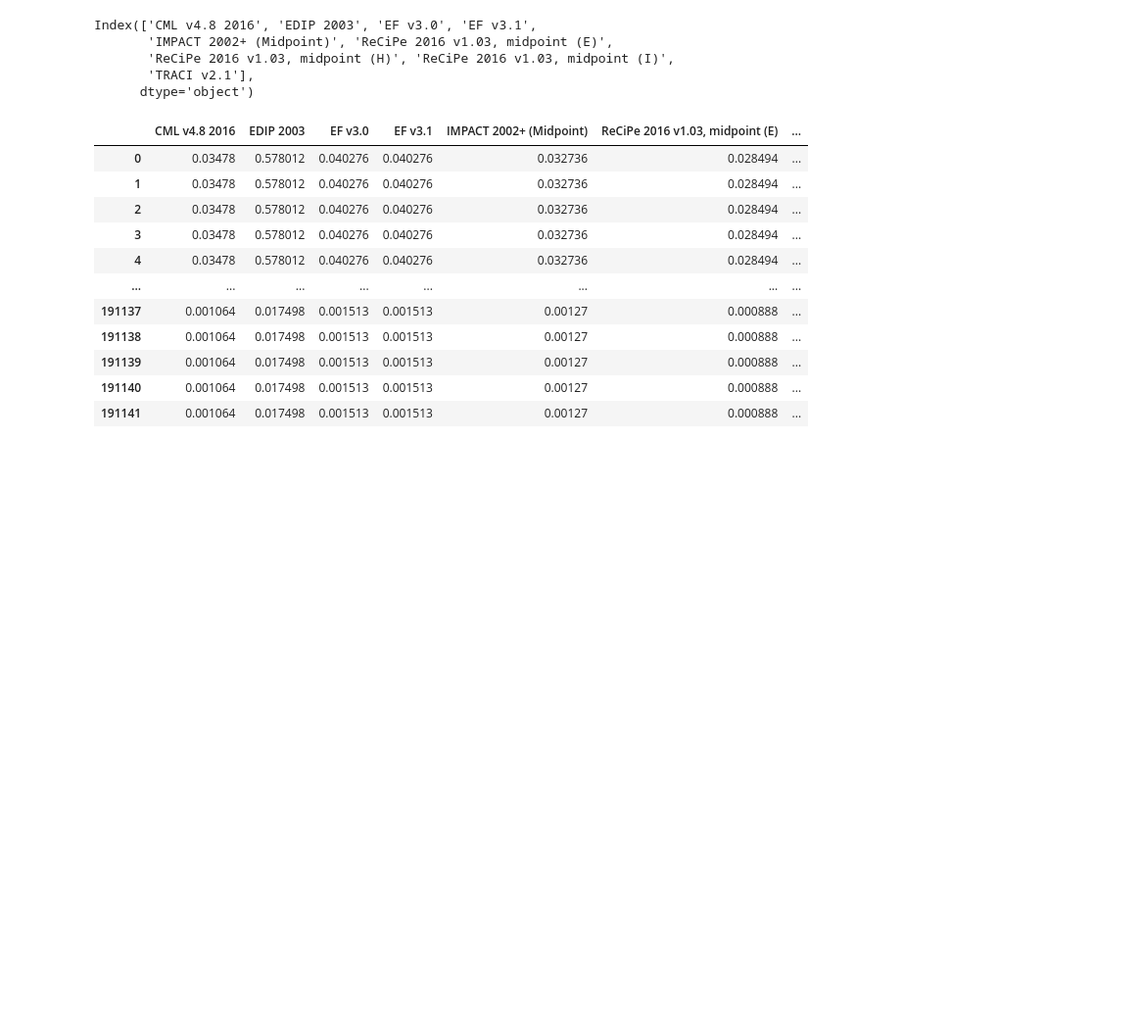
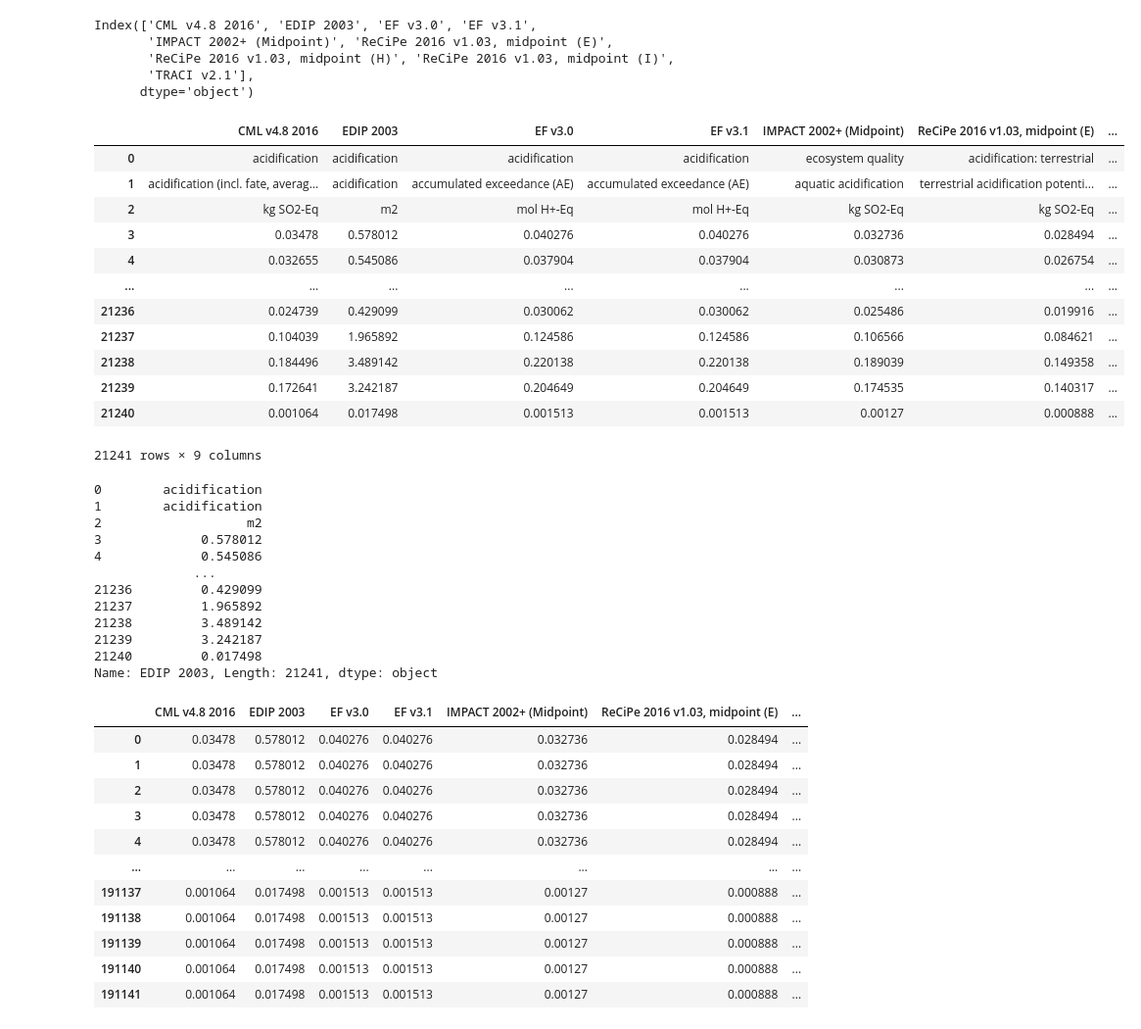
Before and after one commit to adsmer2/LCIA-impact-translator, a Jupyter notebook: EI391_ML.ipynb, the cells around one changed output. Shown: that part at 98% size. Drawn from its saved outputs; the diff is of its cells as text; code cells hidden in the pictures; blank space fills up the shorter version.

```diff
--- a/EI391_ML.ipynb
+++ b/EI391_ML.ipynb
@@ -81,6 +82,36 @@ Index(['CML v4.8 2016', 'EDIP 2003', 'EF v3.0', 'EF v3.1',
        'ReCiPe 2016 v1.03, midpoint (H)', 'ReCiPe 2016 v1.03, midpoint (I)',
        'TRACI v2.1'],
       dtype='object')
+# %%
+
+display(y_raw.loc[:, y1])
+y_raw.loc[:, y1].loc[:,'EDIP 2003']
+# %% [output]
+|  | CML v4.8 2016 | EDIP 2003 | EF v3.0 | EF v3.1 | IMPACT 2002+ (Midpoint) | ReCiPe 2016 v1.03, midpoint (E) | ... |
+| 0 | acidification | acidification | acidification | acidification | ecosystem quality | acidification: terrestrial | ... |
+| 1 | acidification (incl. fate, averag... | acidification | accumulated exceedance (AE) | accumulated exceedance (AE) | aquatic acidification | terrestrial acidification potenti... | ... |
+| 2 | kg SO2-Eq | m2 | mol H+-Eq | mol H+-Eq | kg SO2-Eq | kg SO2-Eq | ... |
+| 3 | 0.03478 | 0.578012 | 0.040276 | 0.040276 | 0.032736 | 0.028494 | ... |
+| 4 | 0.032655 | 0.545086 | 0.037904 | 0.037904 | 0.030873 | 0.026754 | ... |
+| ... | ... | ... | ... | ... | ... | ... | ... |
+| 21236 | 0.024739 | 0.429099 | 0.030062 | 0.030062 | 0.025486 | 0.019916 | ... |
+| 21237 | 0.104039 | 1.965892 | 0.124586 | 0.124586 | 0.106566 | 0.084621 | ... |
+| 21238 | 0.184496 | 3.489142 | 0.220138 | 0.220138 | 0.189039 | 0.149358 | ... |
+| 21239 | 0.172641 | 3.242187 | 0.204649 | 0.204649 | 0.174535 | 0.140317 | ... |
+| 21240 | 0.001064 | 0.017498 | 0.001513 | 0.001513 | 0.00127 | 0.000888 | ... |
+21241 rows × 9 columns
+0        acidification
+1        acidification
+2                   m2
+3             0.578012
+4             0.545086
+             ...
+21236         0.429099
+21237         1.965892
+21238         3.489142
+21239         3.242187
+21240         0.017498
+Name: EDIP 2003, Length: 21241, dtype: object
 # %%
 y2 = y_raw.loc[3:, y1]
 df1 = pd.DataFrame(y_raw.loc[:, y1].columns) # y df containing only the LCIA method names
```
Also changed, not shown: parts of 14 cells of this notebook.
